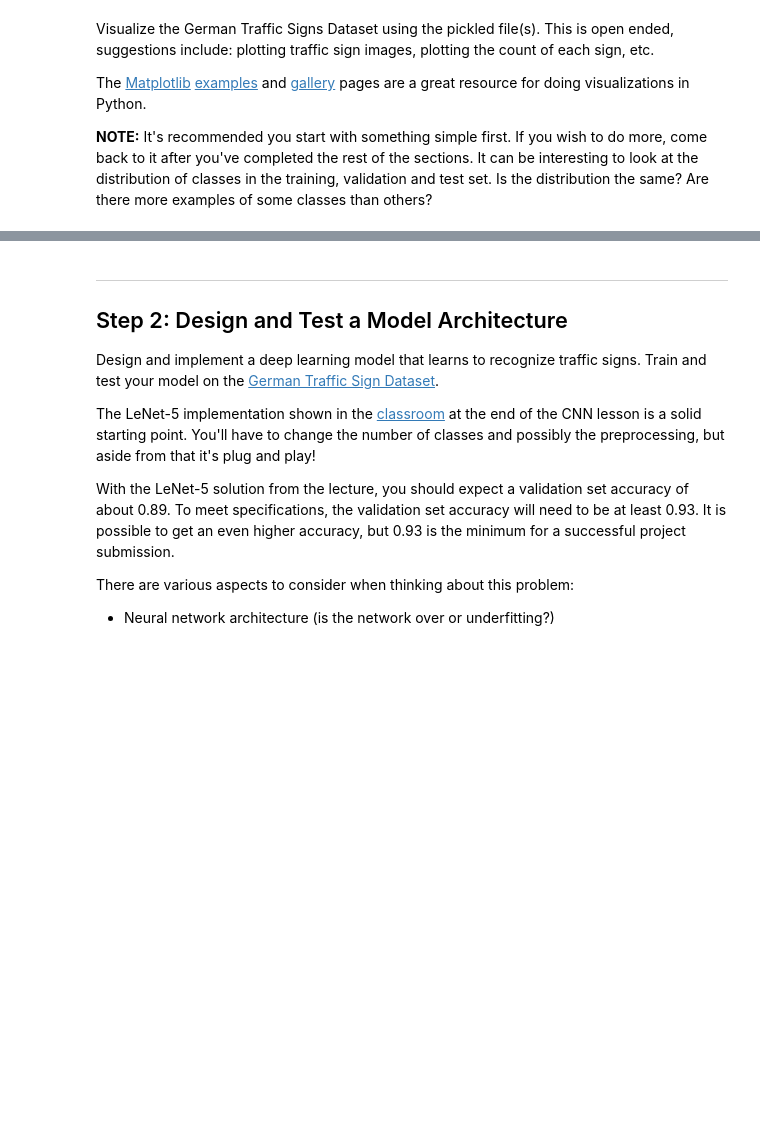
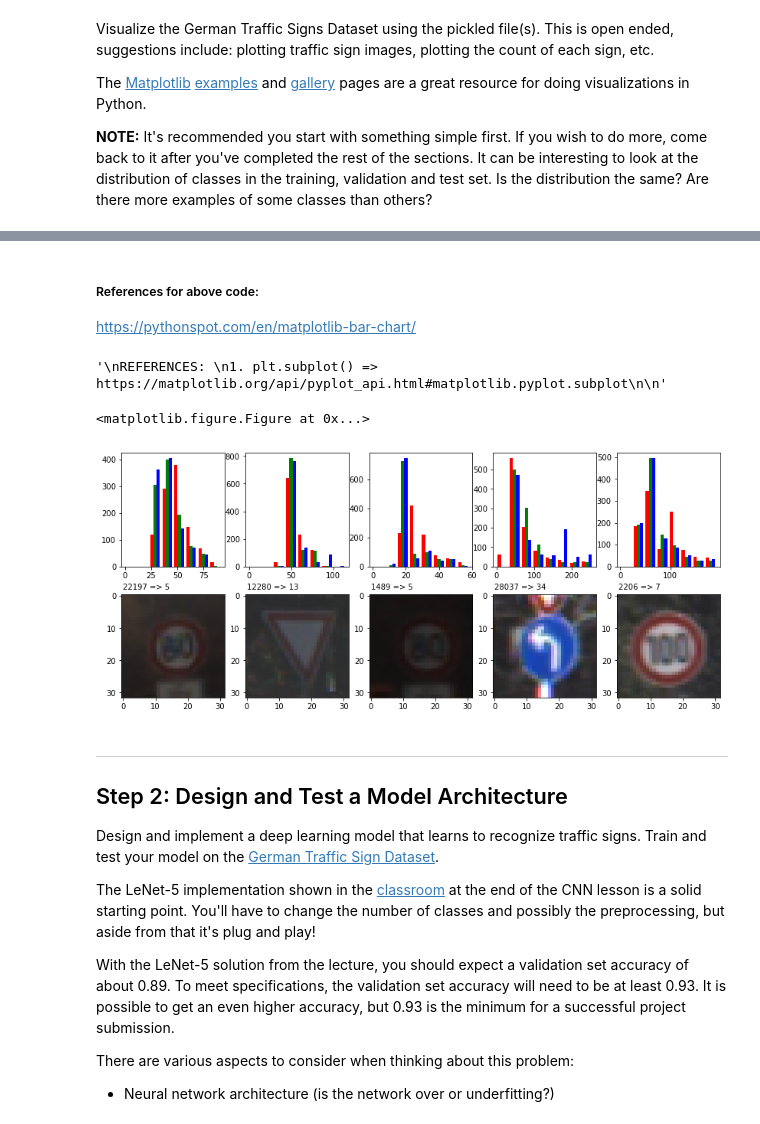
Before and after one commit to ashaik4/Traffic-Sign-Classifier-Project, a Jupyter notebook: Traffic_Sign_Classifier.ipynb, the cells around one changed output, grey strips where cells are left out. Drawn from its saved outputs; the diff is of its cells as text; code cells hidden in the pictures; blank space fills up the shorter version.

```diff
--- a/Traffic_Sign_Classifier.ipynb
+++ b/Traffic_Sign_Classifier.ipynb
@@ -126,3 +127,39 @@ print(y_train[index])
+# %% [markdown]
+##### References for above code:
+https://pythonspot.com/en/matplotlib-bar-chart/
+# %%
+from matplotlib import pyplot as plt
+import numpy as np
+import random
+plt.figure(figsize=(10,6))
+
+
+def plotRandHist(source,index,nx,sp):
+    image = source[index].squeeze()
+    plt.subplot(2, nx, sp)
+    n, bins, patches=plt.hist(np.array(image).reshape((32*32,3)), bins=8, range=(0,image.max()),color=['red','green','blue'])
+    plt.subplot(2, nx, nx+sp)
+    ax=plt.gca()
+    plt.imshow(image)
+    ax.text(0,-2,""+str(index)+" => "+str(y_train[index])).draw(ax.figure.canvas.get_renderer())
+    return n, bins, patches
+
+plt.figure(figsize=(14,6))
+
+for i in range(1,6):
+    index = random.randint(0, len(X_train))
+    plotRandHist(X_train,index,5,i)
+
+
+"""
+REFERENCES:
+1. plt.subplot() =>  https://matplotlib.org/api/pyplot_api.html#matplotlib.pyplot.subplot
+
+"""
+# %% [output]
+'\nREFERENCES: \n1. plt.subplot() =>  https://matplotlib.org/api/pyplot_api.html#matplotlib.pyplot.subplot\n\n'
+<matplotlib.figure.Figure at 0x...>
+[figure, added]
 # %% [markdown]
 ----
 
```
Also changed, not shown: parts of 12 cells of this notebook, 3 other files.
